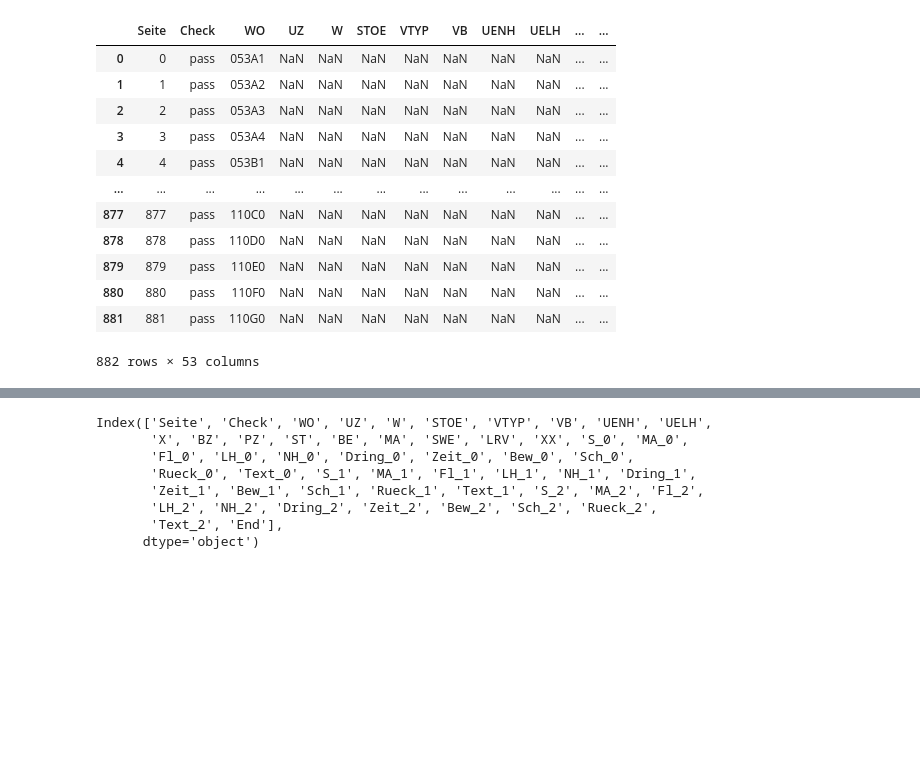
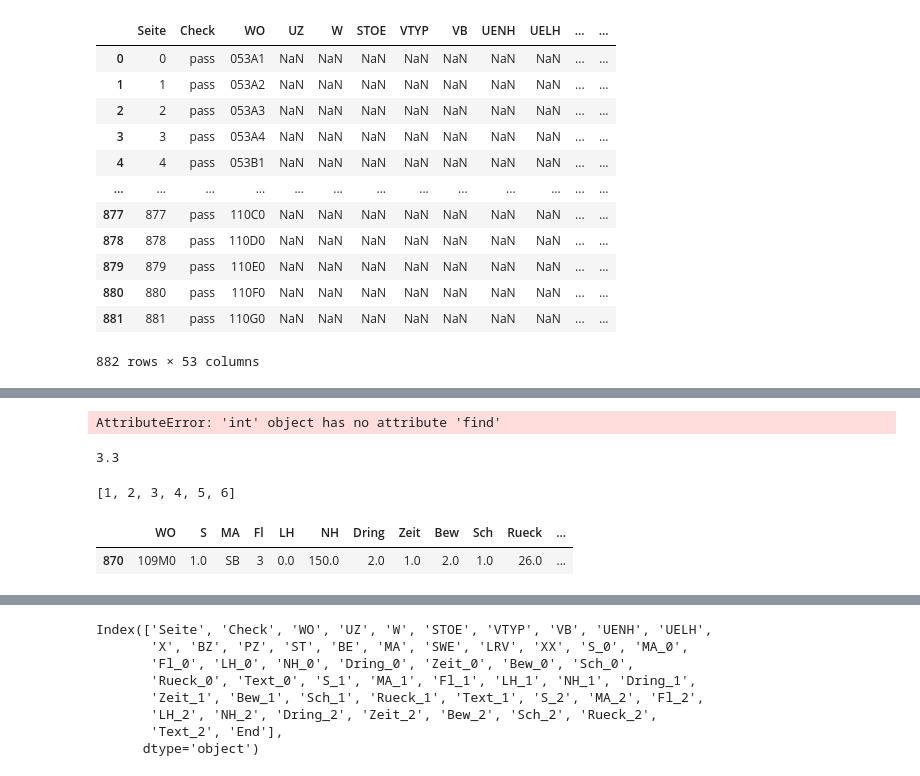
Before and after one commit to satlawa/obf_autman, a Jupyter notebook: check.ipynb, the cells around one changed output, grey strips where cells are left out. Saved outputs shown, nothing was run; the diff lists cells and outputs as text; code cells hidden in the pictures; blank space fills up the shorter version.

Commit message:
Nutz check working

```diff
--- a/check.ipynb
+++ b/check.ipynb
@@ -2,5 +2,6 @@
 import pandas as pd
 import numpy as np
 # %%
-data = pd.read_excel('/home/philipp/Data/obf_autman/xlsx/Manuale_Dross_Abt.53_110.xlsx')
+path = '/home/philipp/Data/obf_autman/xlsx/'
+data = pd.read_excel(path + 'Manuale_Dross_Abt.53_110.xlsx')
 data['WO'] = data['WO'].str.replace(' ', '')
@@ -70,0 +196,5 @@ data
+# %%
+data_temp = data.loc[~pd.isna(data['MA_0']),['WO', 'S_0', 'MA_0', 'Fl_0', 'LH_0', 'NH_0', 'Dring_0',
+ 'Zeit_0', 'Bew_0', 'Sch_0', 'Rueck_0', 'Text_0']].copy()
+
+data_temp.columns = ['WO', 'S', 'MA', 'Fl', 'LH', 'NH', 'Dring', 'Zeit', 'Bew', 'Sch', 'Rueck', 'Text']
@@ -70,0 +273,25 @@ data
+# %%
+if not isinstance(x, float):
+    if x.find(',') >= 0:
+        print(1)
+    else:
+        print(type(x))
+# %% [output]
+AttributeError: 'int' object has no attribute 'find'
+# %%
+i = '3,3'
+if i.find(',') >= 0:
+    print(float(i.replace(',','.')))
+else:
+    print(float(i))
+# %% [output]
+3.3
+# %%
+check.chk_nutz_schlg
+# %% [output]
+[1, 2, 3, 4, 5, 6]
+# %%
+data_temp[data_temp['WO'] == '109M0']
+# %% [output]
+|  | WO | S | MA | Fl | LH | NH | Dring | Zeit | Bew | Sch | Rueck | ... |
+| 870 | 109M0 | 1.0 | SB | 3 | 0.0 | 150.0 | 2.0 | 1.0 | 2.0 | 1.0 | 26.0 | ... |
```
Also changed, not shown: parts of 10 cells of this notebook.
